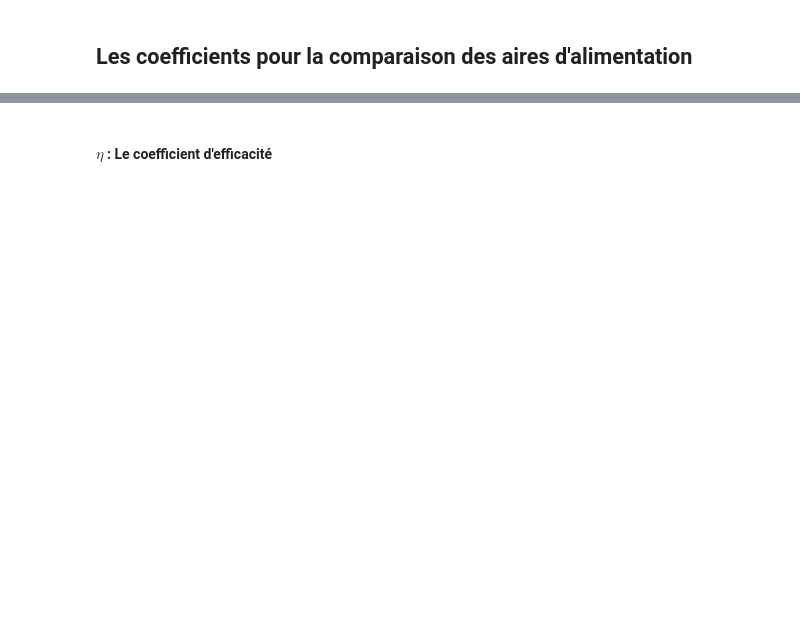
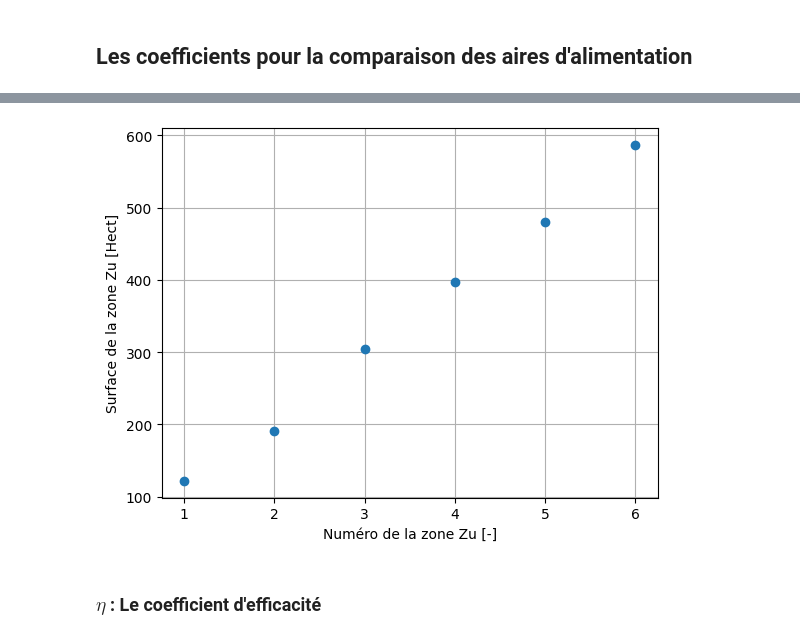
Before and after one commit to DanBJ/zuper, a Jupyter notebook: Examples/05_coefficients_for_comparaison.ipynb, the cells around one changed output, grey strips where cells are left out. Cells and saved outputs as stored; diff of their text form; code cells hidden in the pictures; blank space fills up the shorter version.

```diff
--- a/Examples/05_coefficients_for_comparaison.ipynb
+++ b/Examples/05_coefficients_for_comparaison.ipynb
@@ -7,2 +39,15 @@
+# %%
+dx, dy = 24.5, 24.8
+s = dx*dy
+a_zu = [i * s/10000 for i in tau]
+
+plt.figure()
+plt.plot(range(1,len(a_zu)+1), a_zu, 'o')
+plt.grid()
+plt.xlabel("Numéro de la zone Zu [-]")
+plt.ylabel("Surface de la zone Zu [Hect]")
+plt.show()
+# %% [output]
+[figure, added]
 # %% [markdown]
-#### $\eta$ : Le coefficient d'efficacité
+### $\eta$ : Le coefficient d'efficacité
```
Also changed, not shown: parts of 12 cells of this notebook.
